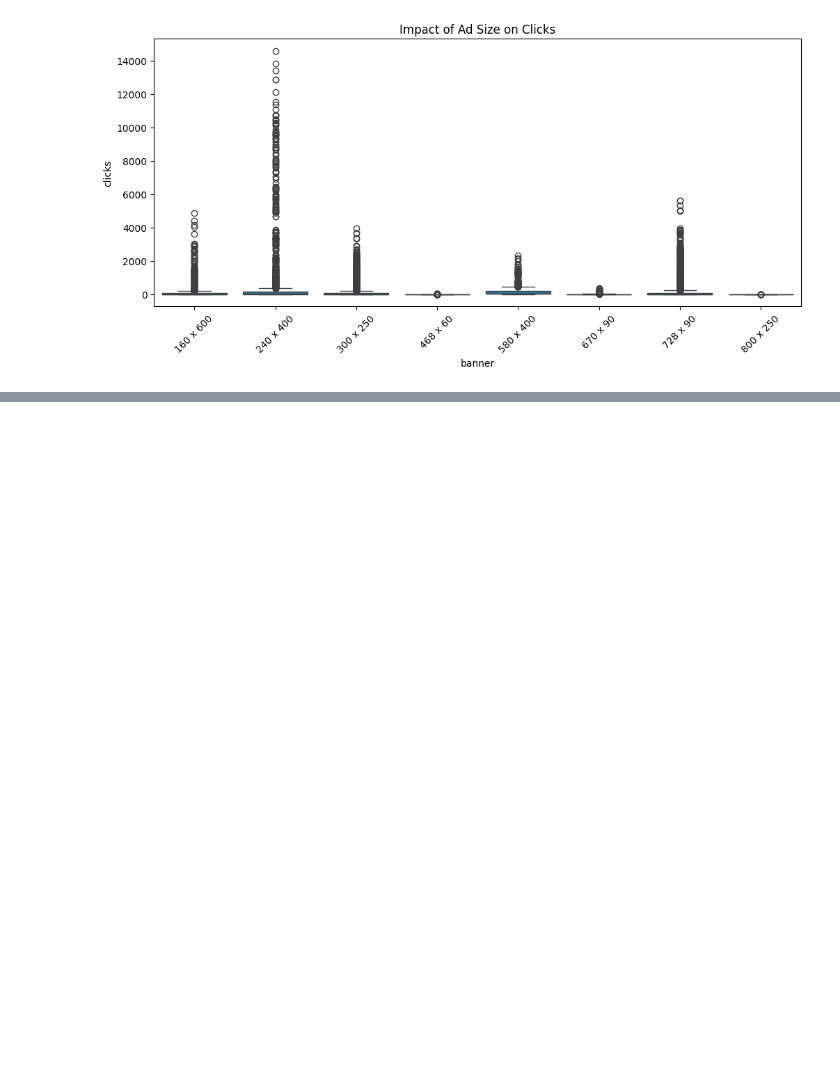
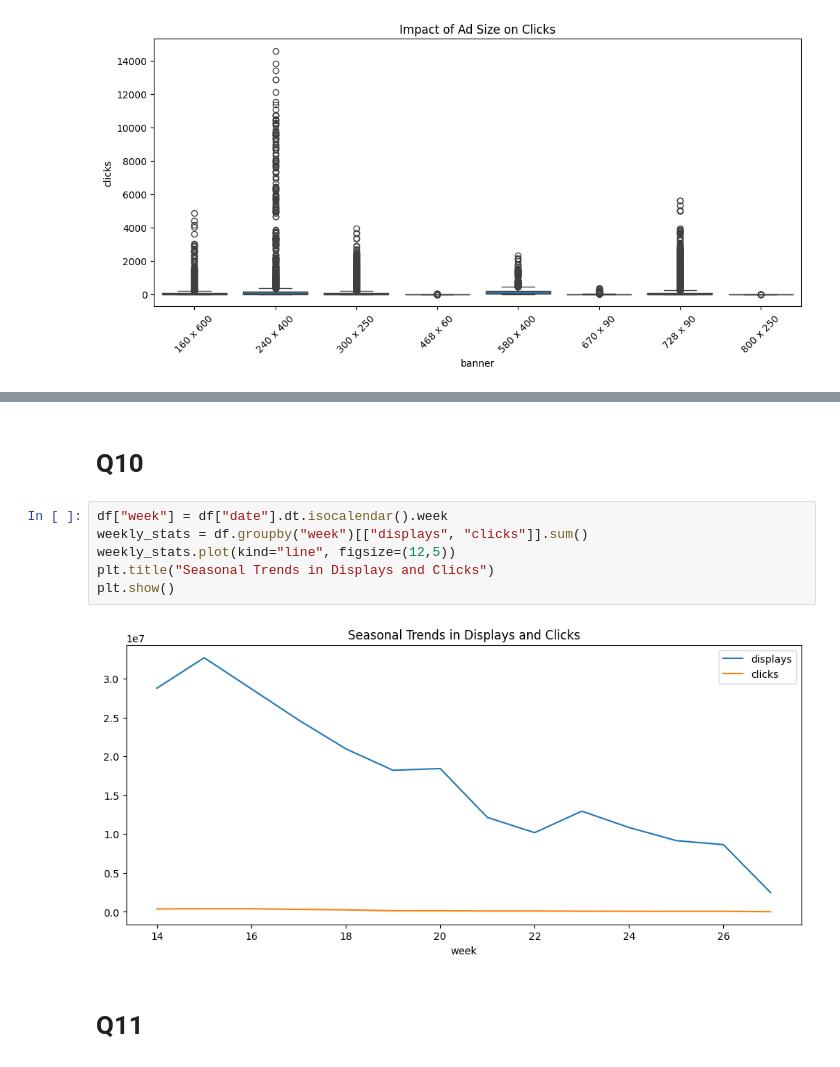
Before and after one commit to Jatin-s16/Digital-Marketing, a Jupyter notebook: Answer_file.ipynb, the cells around one changed output, grey strips where cells are left out. Drawn from its saved outputs; the diff is of its cells as text; blank space fills up the shorter version.

```diff
--- a/Answer_file.ipynb
+++ b/Answer_file.ipynb
@@ -82,0 +164,12 @@ plt.show()
+# %% [markdown]
+# Q10
+# %%
+df["week"] = df["date"].dt.isocalendar().week
+weekly_stats = df.groupby("week")[["displays", "clicks"]].sum()
+weekly_stats.plot(kind="line", figsize=(12,5))
+plt.title("Seasonal Trends in Displays and Clicks")
+plt.show()
+# %% [output]
+[figure, added]
+# %% [markdown]
+# Q11
```
Also changed, not shown: parts of 29 cells of this notebook.
